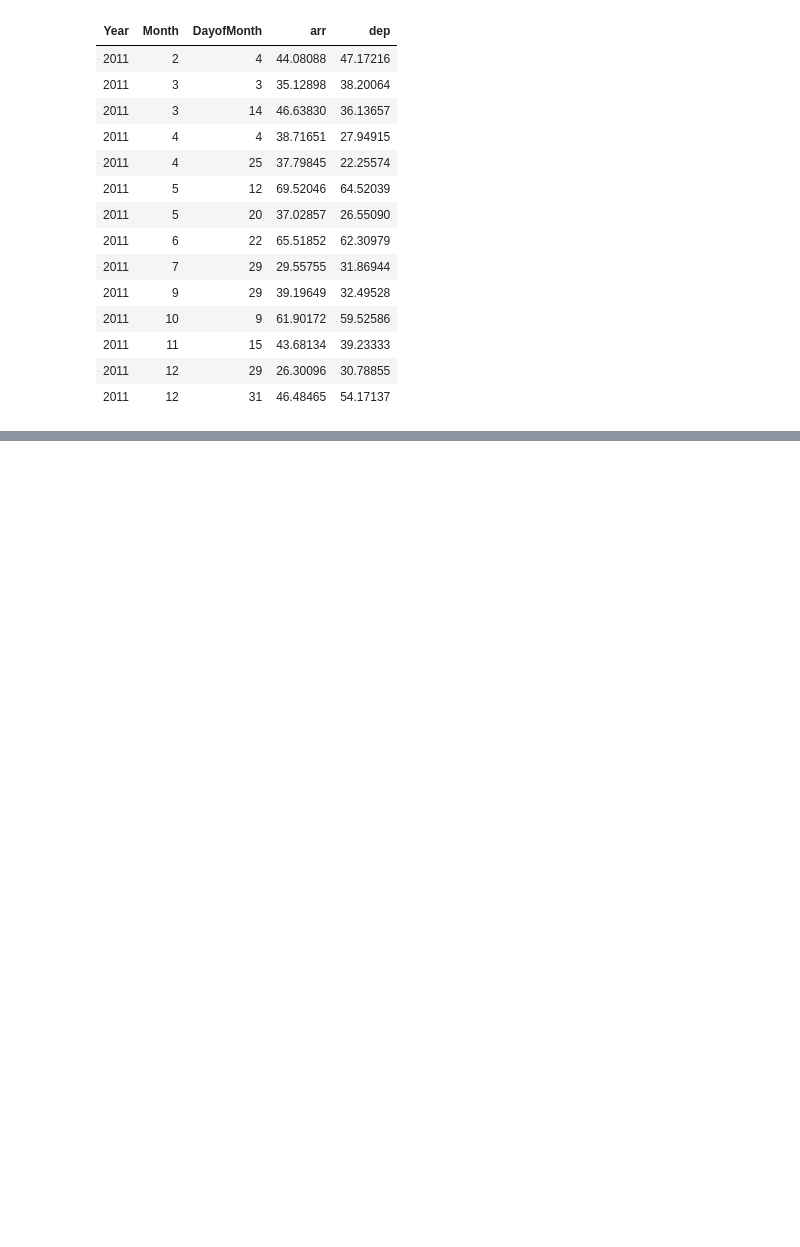
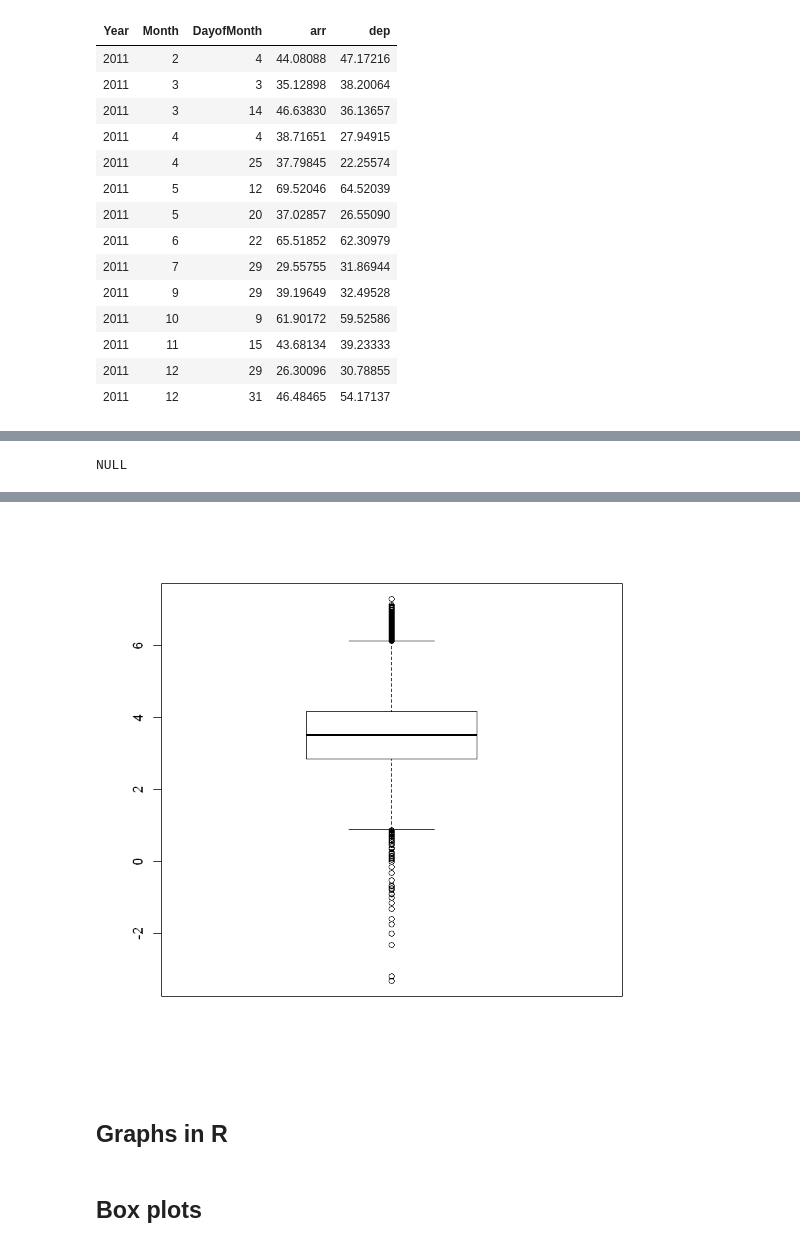
Before and after one commit to kabalaandrew/R, a Jupyter notebook: R Practice for Fenix.ipynb, the cells around one changed output, grey strips where cells are left out. Saved outputs shown, nothing was run; the diff lists cells and outputs as text; code cells hidden in the pictures; blank space fills up the shorter version.

```diff
--- a/R Practice for Fenix.ipynb
+++ b/R Practice for Fenix.ipynb
@@ -713,0 +821,4 @@ arr=mean(ArrDelay, na.rm=T), dep=mean(DepDelay, na.rm=T)) %>% filter(arr>30 | de
+# %%
+# reading the 1999 data
+pm0 <- read.table("RD_501_88101_1999-0.txt", comment.char = "#", header=FALSE, sep="|", na.strings="")
+dim(pm0)
@@ -713,0 +850,3 @@ arr=mean(ArrDelay, na.rm=T), dep=mean(DepDelay, na.rm=T)) %>% filter(arr>30 | de
+# %%
+x0 <- pm0$Sample.Value
+summary(x0)
@@ -713,0 +872,7 @@ arr=mean(ArrDelay, na.rm=T), dep=mean(DepDelay, na.rm=T)) %>% filter(arr>30 | de
+# %%
+x1
+# %% [output]
+NULL
+# %%
+boxplot(log2(x0))
+# %% [output]
@@ -713,0 +881,5 @@ arr=mean(ArrDelay, na.rm=T), dep=mean(DepDelay, na.rm=T)) %>% filter(arr>30 | de
+[figure, added]
+# %% [markdown]
+## Graphs in R
+# %% [markdown]
+## Box plots
```
Also changed, not shown: parts of 73 cells of this notebook, 6 other files.
